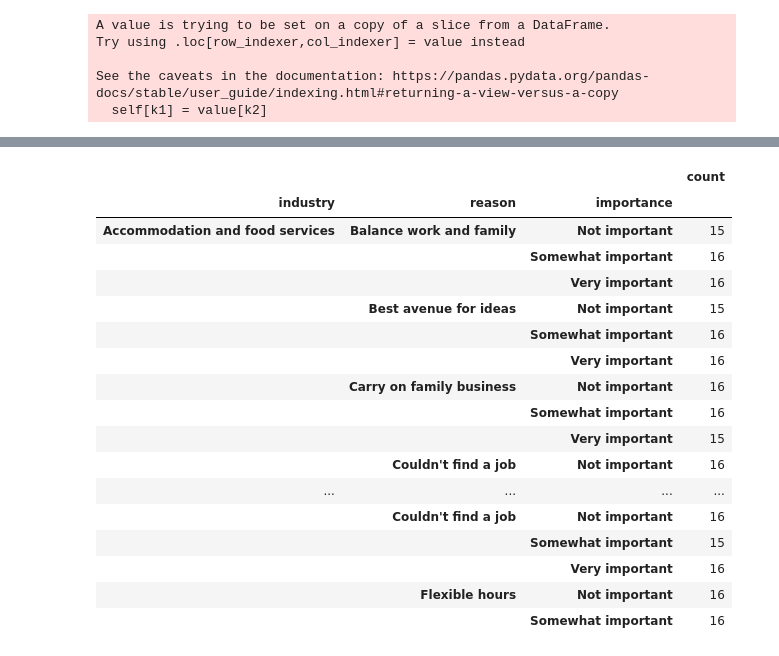
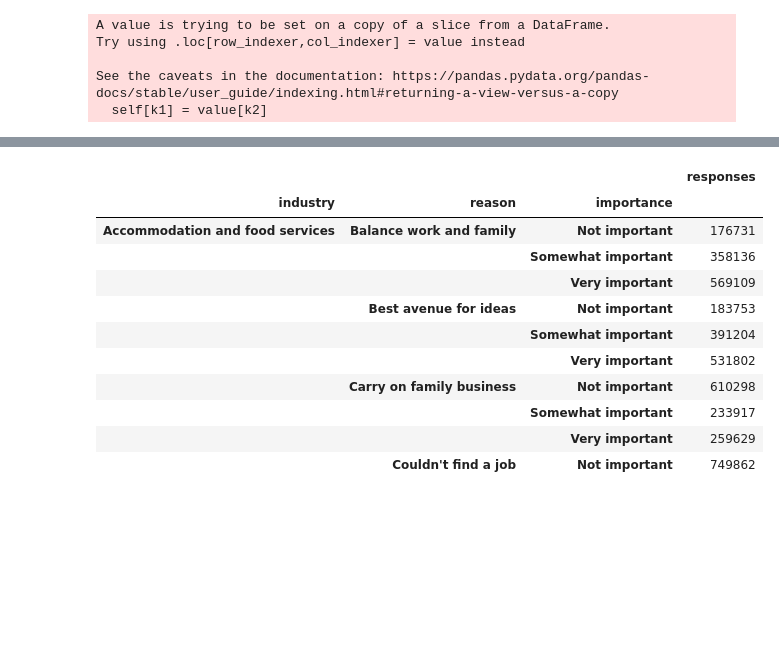
Before and after one commit to jedc4xer/abs_group_assessment, a Jupyter notebook: data_exploration.ipynb, the cells around one changed output, grey strips where cells are left out. Saved outputs shown, nothing was run; the diff lists cells and outputs as text; code cells hidden in the pictures; blank space fills up the shorter version.

```diff
--- a/data_exploration.ipynb
+++ b/data_exploration.ipynb
@@ -305,5 +342,5 @@ See the caveats in the documentation: https://pandas.pydata.org/pandas-docs/stab
 # %%
-reason_owned = reason_owned[['industry','gender','reason','importance']]
+reason_owned = reason_owned[['industry','gender','reason','importance','ownpdemp']]
 # %%
 reason_owned
 # %% [output]
@@ -323,25 +360,19 @@ reason_owned
 # %%
 grouped_reason = reason_owned.groupby(
-    by = ['industry','reason','importance'])[['importance']].agg(
-    count = ('importance', 'count')
+    by = ['industry','reason','importance'])[['ownpdemp']].agg(
+    responses = ('ownpdemp', 'sum')
 )
-grouped_reason.head(50)
+grouped_reason.head(10)
 # %% [output]
-|  |  |  | count |
+|  |  |  | responses |
 | industry | reason | importance |  |
-| Accommodation and food services | Balance work and family | Not important | 15 |
-|  |  | Somewhat important | 16 |
-|  |  | Very important | 16 |
-|  | Best avenue for ideas | Not important | 15 |
-|  |  | Somewhat important | 16 |
-|  |  | Very important | 16 |
-|  | Carry on family business | Not important | 16 |
-|  |  | Somewhat important | 16 |
-|  |  | Very important | 15 |
-|  | Couldn't find a job | Not important | 16 |
-| ... | ... | ... | ... |
-|  | Couldn't find a job | Not important | 16 |
-|  |  | Somewhat important | 15 |
-|  |  | Very important | 16 |
-|  | Flexible hours | Not important | 16 |
-|  |  | Somewhat important | 16 |
+| Accommodation and food services | Balance work and family | Not important | 176731 |
+|  |  | Somewhat important | 358136 |
+|  |  | Very important | 569109 |
+|  | Best avenue for ideas | Not important | 183753 |
+|  |  | Somewhat important | 391204 |
+|  |  | Very important | 531802 |
+|  | Carry on family business | Not important | 610298 |
+|  |  | Somewhat important | 233917 |
+|  |  | Very important | 259629 |
+|  | Couldn't find a job | Not important | 749862 |
```
Also changed, not shown: parts of 10 cells of this notebook, 1 other file.
